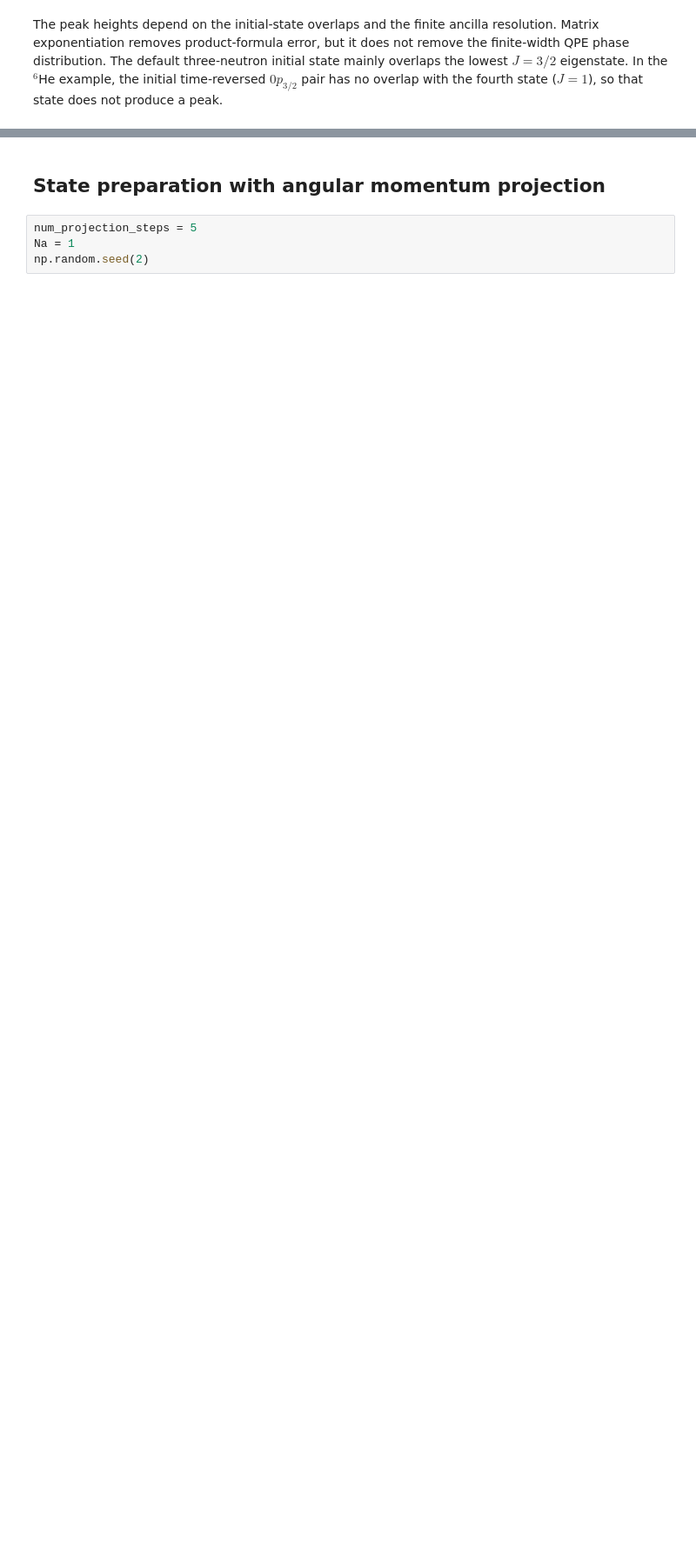
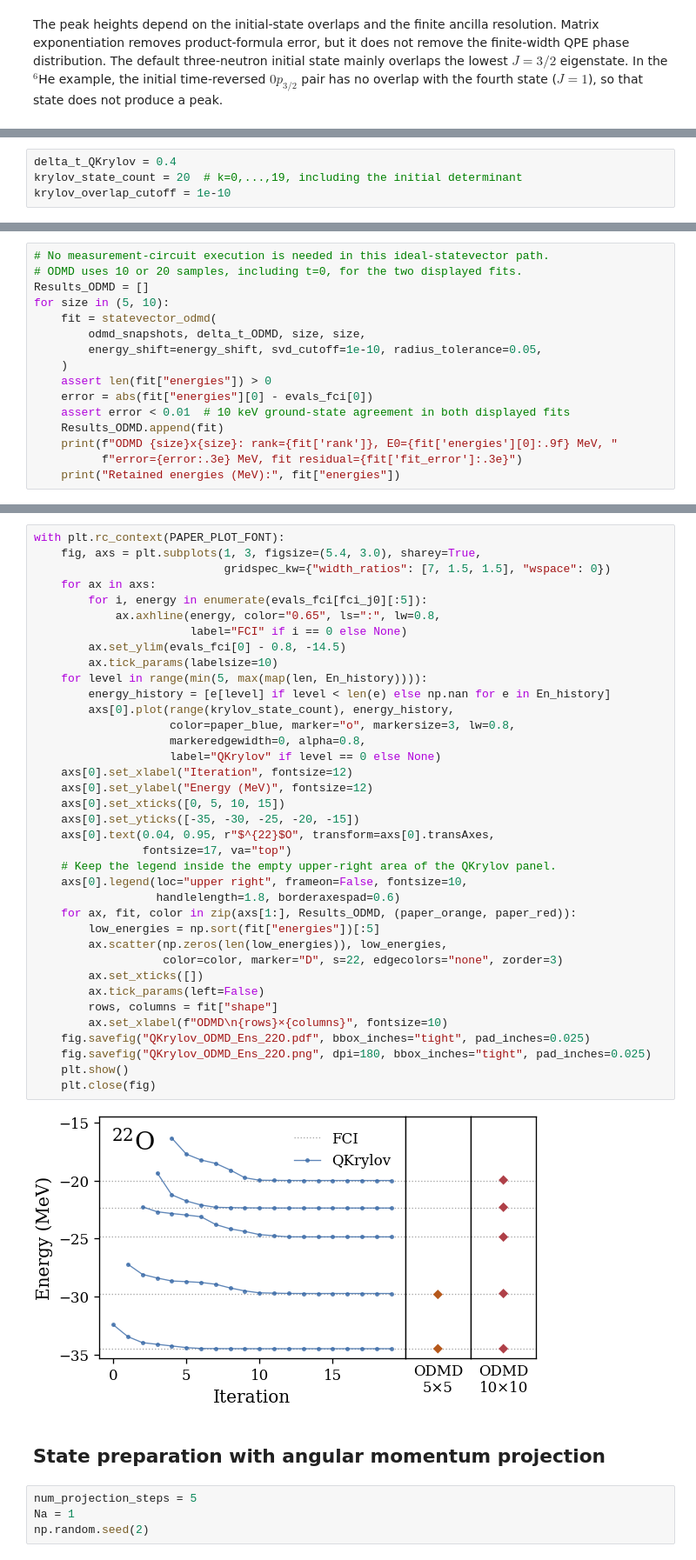
Before and after one commit to SotaYoshida/nuqulib, a Jupyter notebook: tutorial_NuQuLib.ipynb, the cells around one changed output, grey strips where cells are left out. Shown at 87% size. Drawn from its saved outputs; the diff is of its cells as text; blank space fills up the shorter version.

```diff
--- a/tutorial_NuQuLib.ipynb
+++ b/tutorial_NuQuLib.ipynb
@@ -888,0 +756,4 @@ with plt.rc_context(PAPER_PLOT_FONT):
+# %%
+delta_t_QKrylov = 0.4
+krylov_state_count = 20  # k=0,...,19, including the initial determinant
+krylov_overlap_cutoff = 1e-10
@@ -888,0 +783,16 @@ with plt.rc_context(PAPER_PLOT_FONT):
+# %%
+# No measurement-circuit execution is needed in this ideal-statevector path.
+# ODMD uses 10 or 20 samples, including t=0, for the two displayed fits.
+Results_ODMD = []
+for size in (5, 10):
+    fit = statevector_odmd(
+        odmd_snapshots, delta_t_ODMD, size, size,
+        energy_shift=energy_shift, svd_cutoff=1e-10, radius_tolerance=0.05,
+    )
+    assert len(fit["energies"]) > 0
+    error = abs(fit["energies"][0] - evals_fci[0])
+    assert error < 0.01  # 10 keV ground-state agreement in both displayed fits
+    Results_ODMD.append(fit)
+    print(f"ODMD {size}x{size}: rank={fit['rank']}, E0={fit['energies'][0]:.9f} MeV, "
+          f"error={error:.3e} MeV, fit residual={fit['fit_error']:.3e}")
+    print("Retained energies (MeV):", fit["energies"])
@@ -889,3 +833,42 @@ with plt.rc_context(PAPER_PLOT_FONT):
+# %%
+with plt.rc_context(PAPER_PLOT_FONT):
+    fig, axs = plt.subplots(1, 3, figsize=(5.4, 3.0), sharey=True,
+                            gridspec_kw={"width_ratios": [7, 1.5, 1.5], "wspace": 0})
+    for ax in axs:
+        for i, energy in enumerate(evals_fci[fci_j0][:5]):
+            ax.axhline(energy, color="0.65", ls=":", lw=0.8,
+                       label="FCI" if i == 0 else None)
+        ax.set_ylim(evals_fci[0] - 0.8, -14.5)
+        ax.tick_params(labelsize=10)
+    for level in range(min(5, max(map(len, En_history)))):
+        energy_history = [e[level] if level < len(e) else np.nan for e in En_history]
+        axs[0].plot(range(krylov_state_count), energy_history,
+                    color=paper_blue, marker="o", markersize=3, lw=0.8,
+                    markeredgewidth=0, alpha=0.8,
+                    label="QKrylov" if level == 0 else None)
+    axs[0].set_xlabel("Iteration", fontsize=12)
+    axs[0].set_ylabel("Energy (MeV)", fontsize=12)
+    axs[0].set_xticks([0, 5, 10, 15])
+    axs[0].set_yticks([-35, -30, -25, -20, -15])
+    axs[0].text(0.04, 0.95, r"$^{22}$O", transform=axs[0].transAxes,
+                fontsize=17, va="top")
+    # Keep the legend inside the empty upper-right area of the QKrylov panel.
+    axs[0].legend(loc="upper right", frameon=False, fontsize=10,
+                  handlelength=1.8, borderaxespad=0.6)
+    for ax, fit, color in zip(axs[1:], Results_ODMD, (paper_orange, paper_red)):
+        low_energies = np.sort(fit["energies"])[:5]
+        ax.scatter(np.zeros(len(low_energies)), low_energies,
+                   color=color, marker="D", s=22, edgecolors="none", zorder=3)
+        ax.set_xticks([])
+        ax.tick_params(left=False)
+        rows, columns = fit["shape"]
+        ax.set_xlabel(f"ODMD\n{rows}×{columns}", fontsize=10)
+    fig.savefig("QKrylov_ODMD_Ens_22O.pdf", bbox_inches="tight", pad_inches=0.025)
+    fig.savefig("QKrylov_ODMD_Ens_22O.png", dpi=180, bbox_inches="tight", pad_inches=0.025)
+    plt.show()
+    plt.close(fig)
+# %% [output]
+[figure, added]
 # %% [markdown]
 ## State preparation with angular momentum projection
 # %%
```
Also changed, not shown: parts of 14 cells of this notebook, 2 other files.
